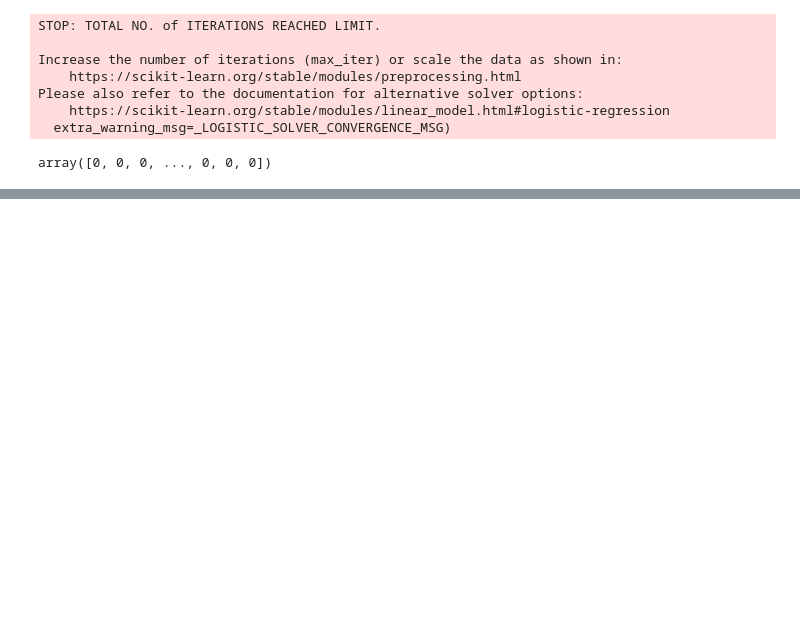
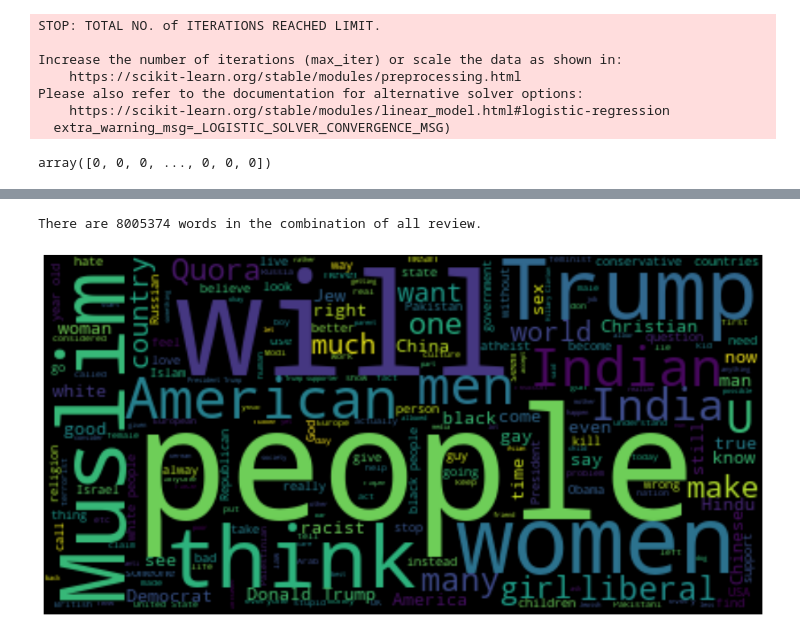
Before and after one commit to orgoca/W207FinalProject, a Jupyter notebook: Project2EDA.ipynb, the cells around one changed output, grey strips where cells are left out. Saved outputs shown, nothing was run; the diff lists cells and outputs as text; code cells hidden in the pictures; blank space fills up the shorter version.

```diff
--- a/Project2EDA.ipynb
+++ b/Project2EDA.ipynb
@@ -249,0 +211,20 @@ weighted avg       0.95      0.95      0.95    261225
+# %%
+insincereDF = train[train['target'] == 1]
+
+sincereDF = train[train['target'] == 0]
+# %%
+insincereQWords = " ".join(review for review in insincereDF.question_text)
+
+print ("There are {} words in the combination of all review.".format(len(insincereQWords)))
+
+# Generate a word cloud image
+insincereWordCloud = WordCloud(background_color="black").generate(insincereQWords)
+
+# Display the generated image:
+figure(figsize=(16, 12))
+plt.imshow(insincereWordCloud, interpolation='bilinear')
+plt.axis("off")
+plt.show()
+# %% [output]
+There are 8005374 words in the combination of all review.
+[figure, added]
```
Also changed, not shown: parts of 27 cells of this notebook.
